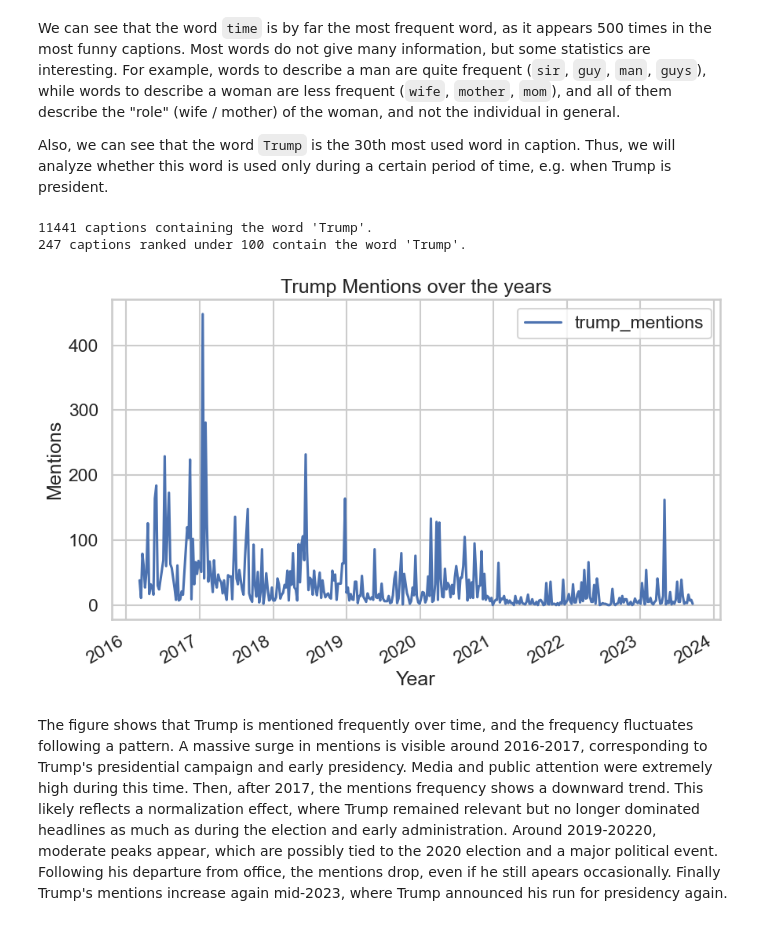
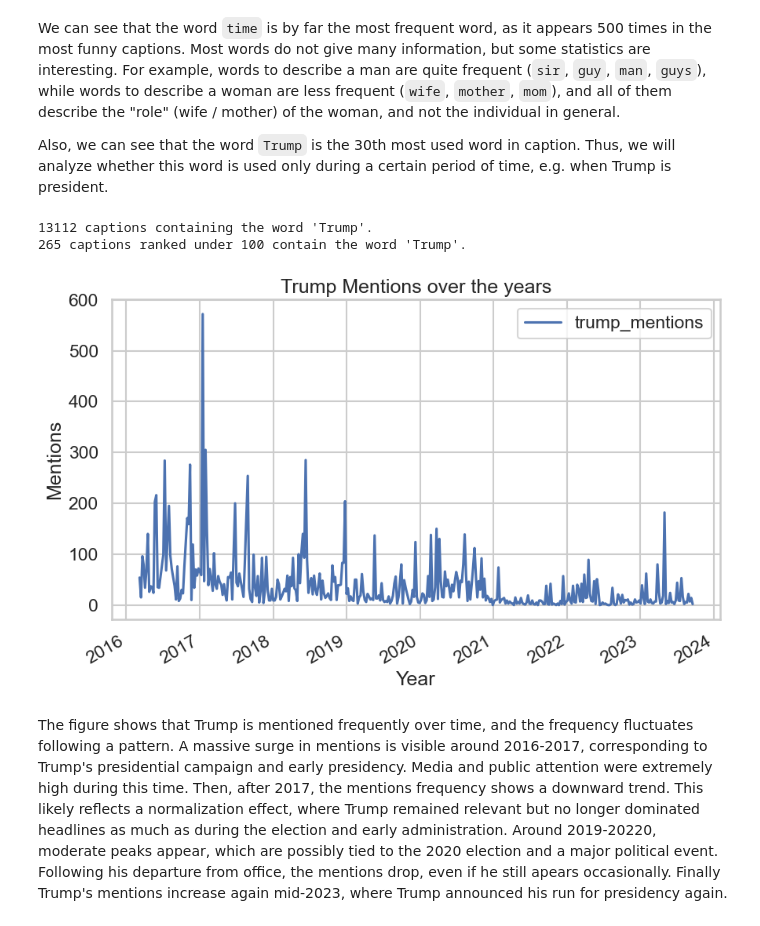
Before and after one commit to epfl-ada/ada-2025-project-data_dinosaur, a Jupyter notebook: results.ipynb, the cells around one changed output. Saved outputs shown, nothing was run; the diff lists cells and outputs as text; code cells hidden in the pictures.

```diff
--- a/results.ipynb
+++ b/results.ipynb
@@ -72,23 +63,23 @@ Also, we can see that the word `Trump` is the 30th most used word in caption. Th
 # %%
 # at which frequency do captions mention Trump ?
 
-mask = df_caption['caption'].str.contains(r'\btrump\b', case=False, na=False)
+mask = df_caption['caption'].str.contains(r'\b(trump|donald)\b', case=False, na=False)
 print(f"{mask.sum()} captions containing the word 'Trump'.")
 
 df_trump = df_caption.loc[mask & (df_caption['rank'] < 100), ['date', 'rank', 'caption']]
 print(f"{len(df_trump)} captions ranked under 100 contain the word 'Trump'.")
 
-df_caption['trump_mentions'] = df_caption['caption'].str.count(r'\btrump\b', flags=re.IGNORECASE)
+df_caption['trump_mentions'] = df_caption['caption'].str.count(r'\b(trump|donald)\b', flags=re.IGNORECASE)
 trump_counts = (df_caption.groupby('date')['trump_mentions'].sum().sort_index().reset_index())
 
 trump_counts.plot(x='date', y='trump_mentions', title='Trump Mentions over the years')
 plt.xlabel('Year')
 plt.ylabel('Mentions')
 plt.show()
 # %% [output]
-11441 captions containing the word 'Trump'.
-247 captions ranked under 100 contain the word 'Trump'.
+13112 captions containing the word 'Trump'.
+265 captions ranked under 100 contain the word 'Trump'.
-[figure, old version]
+[figure, new version]
 # %% [markdown]
 The figure shows that Trump is mentioned frequently over time, and the frequency fluctuates following a pattern. A massive surge in mentions is visible around 2016-2017, corresponding to Trump's presidential campaign and early presidency. Media and public attention were extremely high during this time. Then, after 2017, the mentions frequency shows a downward trend. This likely reflects a normalization effect, where Trump remained relevant but no longer dominated headlines as much as during the election and early administration. Around 2019-20220, moderate peaks appear, which are possibly tied to the 2020 election and a major political event. Following his departure from office, the mentions drop, even if he still apears occasionally. Finally Trump's mentions increase again mid-2023, where Trump announced his run for presidency again.
 # %% [markdown]
```
Also changed, not shown: parts of 9 cells of this notebook, 5 other files.
